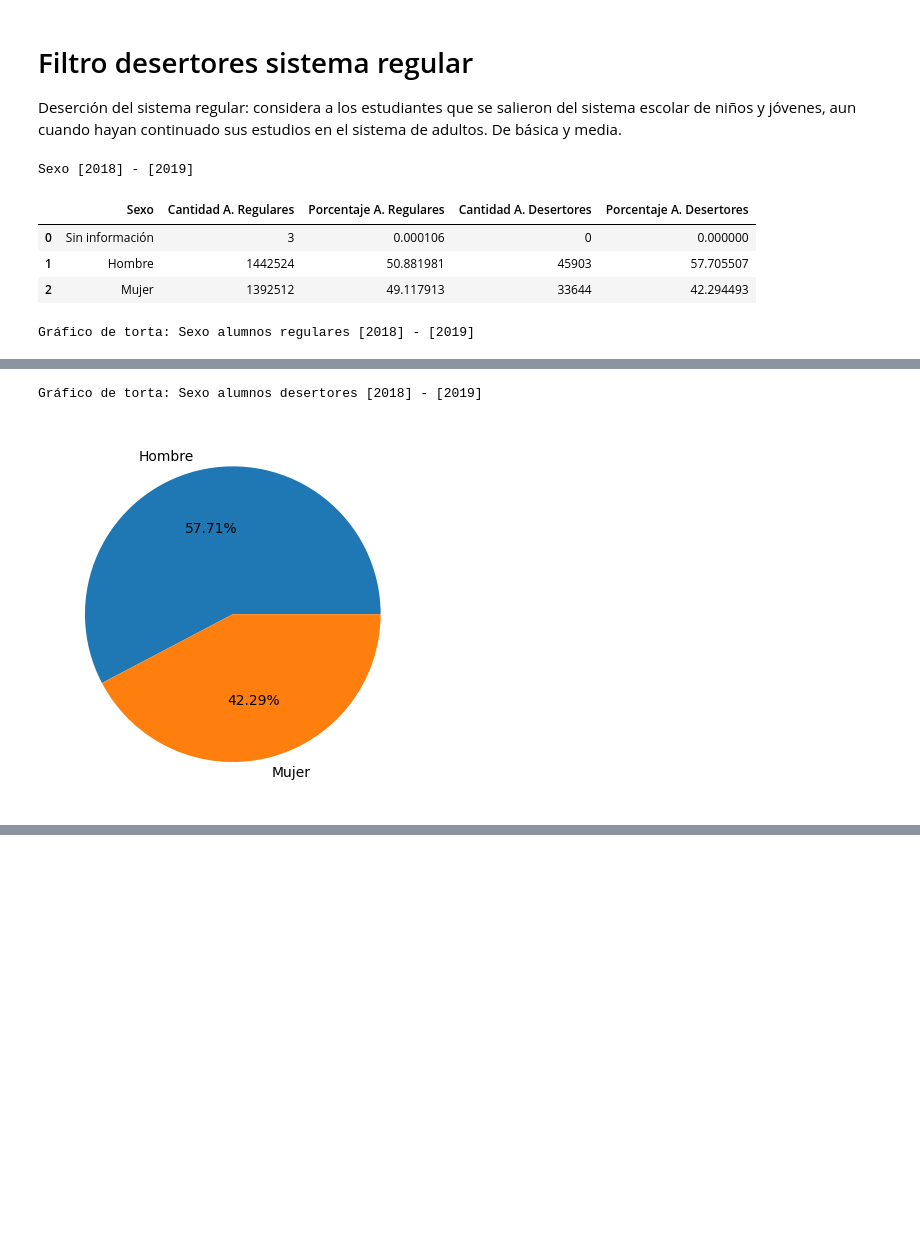
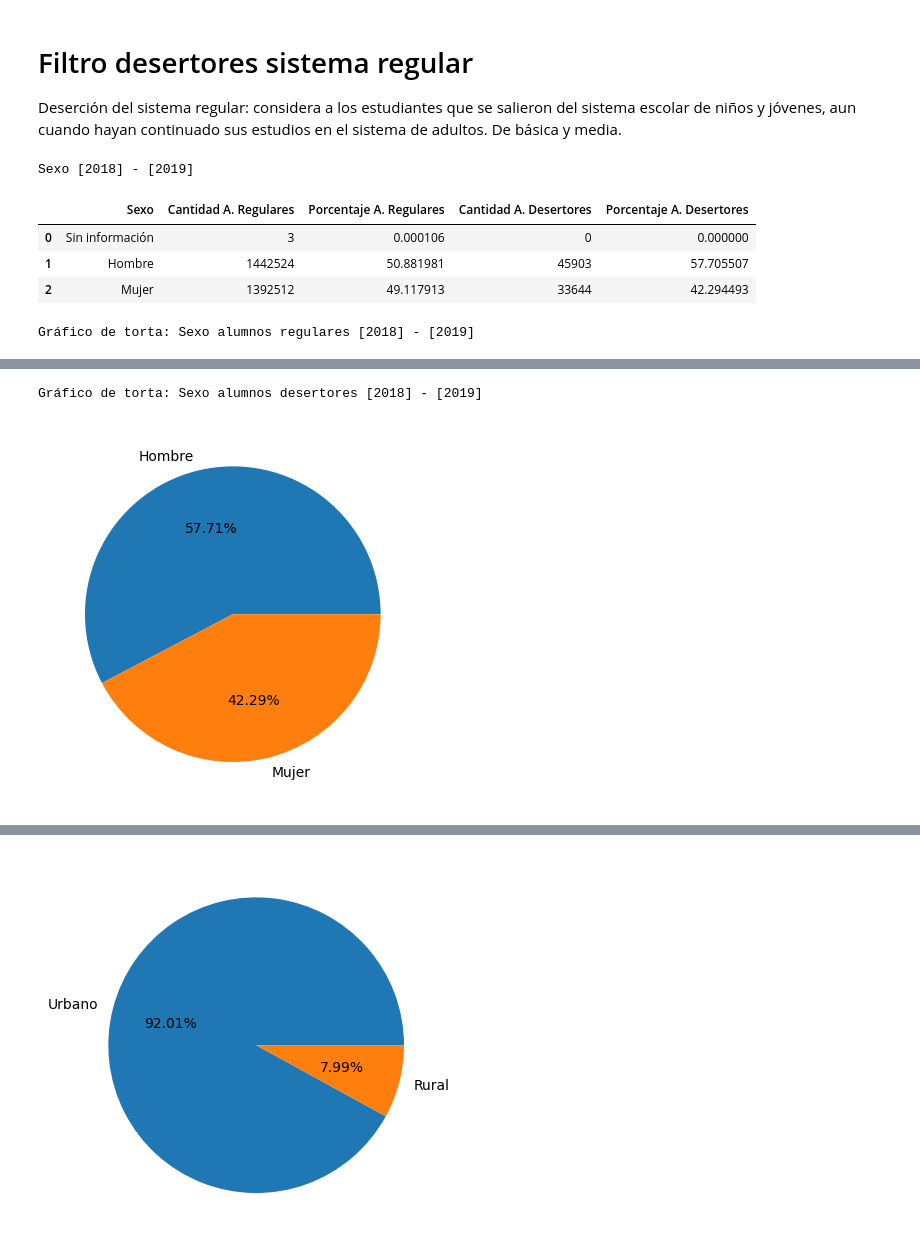
Before and after one commit to davidlealo/diplomadodatascienceuc2023, a Jupyter notebook: 02_entrega/deserción_matricula.ipynb, the cells around one changed output, grey strips where cells are left out. Saved outputs shown, nothing was run; the diff lists cells and outputs as text; code cells hidden in the pictures; blank space fills up the shorter version.

Commit message:
Tab&Graficos Tipo dependencia

```diff
--- a/02_entrega/deserción_matricula.ipynb
+++ b/02_entrega/deserción_matricula.ipynb
@@ -35,7 +35,8 @@ def identificar_desertores_sistema_regular(df_anterior, df_posterior):
 
 
     # Devolver el resultado como DataFrame de Pandas
-    # desertores
+    # return desertores
+
     # Sexo DataFrame
     df_genero = pd.DataFrame()
     print('Sexo', df_anterior['AGNO'].unique(),"-", df_posterior['AGNO'].unique())
@@ -55,7 +56,7 @@ def identificar_desertores_sistema_regular(df_anterior, df_posterior):
 
     display(df_genero)
 
-    # Gráfico de torta
+    # Gráfico de torta sexo
     data_pie = estudiantes_regulares["GEN_ALU"].value_counts()
     print("Gráfico de torta: Sexo alumnos regulares",df_anterior['AGNO'].unique(),"-", df_posterior['AGNO'].unique())
 
@@ -74,6 +75,90 @@ def identificar_desertores_sistema_regular(df_anterior, df_posterior):
     plt.pie(data_pie, labels = labels, autopct = lambda x: f"{x:0.2f}%")
     plt.show()
 
+    # Rural DataFrame
+    df_rural = pd.DataFrame()
+    print('Rural', df_anterior['AGNO'].unique(),"-", df_posterior['AGNO'].unique())
+    df_rural['RURAL_RBD'] = ['Urbano', 'Rural']
+    df_rural['Cantidad A. Regulares'] = [((estudiantes_regulares['RURAL_RBD'] == 0).sum()),
+                          ((estudiantes_regulares['RURAL_RBD'] == 1).sum())]
+    df_rural['Porcentaje A. Regulares'] = [((estudiantes_regulares['RURAL_RBD'] == 0).sum()) / len(estudiantes_regulares) * 100,
+                            ((estudiantes_regulares['RURAL_RBD'] == 1).sum()) / len(estudiantes_regulares) * 100]
+    df_rural['Cantidad A. Desertores'] = [((desertores['RURAL_RBD'] == 0).sum()),
+                          ((desertores['RURAL_RBD'] == 1).sum())]
+    df_rural['Porcentaje A. Desertores'] = [((desertores['RURAL_RBD'] == 0).sum()) / len(desertores) * 100,
+                            ((desertores['RURAL_RBD'] == 1).sum()) / len(desertores) * 100]
+
+    display(df_rural)
+
+    # Gráfico de torta Rural
+    data_pie = estudiantes_regulares["RURAL_RBD"].value_counts()
+    print("Gráfico de torta: Ruralidad alumnos regulares",df_anterior['AGNO'].unique(),"-", df_posterior['AGNO'].unique())
+
+    # Definir etiquetas
+    labels = ['Rural' if index == 1 else 'Urbano' for index in data_pie.index]
+
+    plt.pie(data_pie, labels = labels, autopct = lambda x: f"{x:0.2f}%")
+    plt.show()
+
+    data_pie = desertores["RURAL_RBD"].value_counts()
+    print("Gráfico de torta: Ruralidad alumnos desertores",df_anterior['AGNO'].unique(),"-", df_posterior['AGNO'].unique())
+
+    # Definir etiquetas
+    labels = ['Rural' if index == 1 else 'Urbano' for index in data_pie.index]
+
+    plt.pie(data_pie, labels = labels, autopct = lambda x: f"{x:0.2f}%")
+    plt.show()
+
+    # Dependencia DataFrame
+    df_tipo_dependencia = pd.DataFrame()
+    print('Dependencia', df_anterior['AGNO'].unique(),"-", df_posterior['AGNO'].unique())
+    df_tipo_dependencia['COD_DEPE'] = ['Municipal', 'Particular Subvencionado', 'Particular Pagado']
+    df_tipo_dependencia['Cantidad A. Regulares'] = [((estudiantes_regulares['COD_DEPE'] == 1).sum()),
+                            ((estudiantes_regulares['COD_DEPE'] == 2).sum()),
+                            ((estudiantes_regulares['COD_DEPE'] == 3).sum())]
+    df_tipo_dependencia['Porcentaje A. Regulares'] = [((estudiantes_regulares['COD_DEPE'] == 1).sum()) / len(estudiantes_regulares) * 100,
+                            ((estudiantes_regulares['COD_DEPE'] == 2).sum()) / len(estudiantes_regulares) * 100,
+                            ((estudiantes_regulares['COD_DEPE'] == 3).sum()) / len(estudiantes_regulares) * 100]
+    df_tipo_dependencia['Cantidad A. Desertores'] = [((desertores['COD_DEPE'] == 1).sum()),
+                            ((desertores['COD_DEPE'] == 2).sum()),
+                            ((desertores['COD_DEPE'] == 3).sum())]
+    df_tipo_dependencia['Porcentaje A. Desertores'] = [((desertores['COD_DEPE'] == 1).sum()) / len(desertores) * 100,
+                            ((desertores['COD_DEPE'] == 2).sum()) / len(desertores) * 100,
+                            ((desertores['COD_DEPE'] == 3).sum()) / len(desertores) * 100]
+
+    display(df_tipo_dependencia)
+
+    # Diccionario de categorías
+    categorias = {
+    1: 'Municipal',
+    2: 'DAEM',
+    3: 'Part. Sub.',
+    4: 'P. P.',
+    5: 'Adm. delegada',
+    6: 'SLEP'
+}
+
+    # Colores
+    colores = ['#A7C8F2', '#C9DFF2', '#594A1C', '#F2D377', '#BF895A', '#FFBB73']
+
+    # Gráfico de alumnos regulares
+    obs_categoria = estudiantes_regulares["COD_DEPE"].value_counts()
+    print("Alumnos regulares:", df_anterior['AGNO'].unique(),"-", df_posterior['AGNO'].unique())
+    plt.bar(x = [categorias[i] for i in obs_categoria.index], height=obs_categoria, color=colores)
+    plt.xlabel("Tipo de dependencia")
+    plt.ylabel("Cantidad de estudiantes")
+    plt.show()
+
+    # Gráfico de alumnos desertores
+    obs_categoria = desertores["COD_DEPE"].value_counts()
+    print("Alumnos desertores:", df_anterior['AGNO'].unique(),"-", df_posterior['AGNO'].unique())
+    plt.bar(x = [categorias[i] for i in obs_categoria.index], height=obs_categoria, color=colores)
+    plt.xlabel("Tipo de dependencia")
+    plt.ylabel("Cantidad de estudiantes")
+    plt.show()
+
+
+
 
 
 
@@ -90,0 +181 @@ Gráfico de torta: Sexo alumnos desertores [2018] - [2019]
+[figure, added]
```
Also changed, not shown: parts of 1 cell of this notebook.
